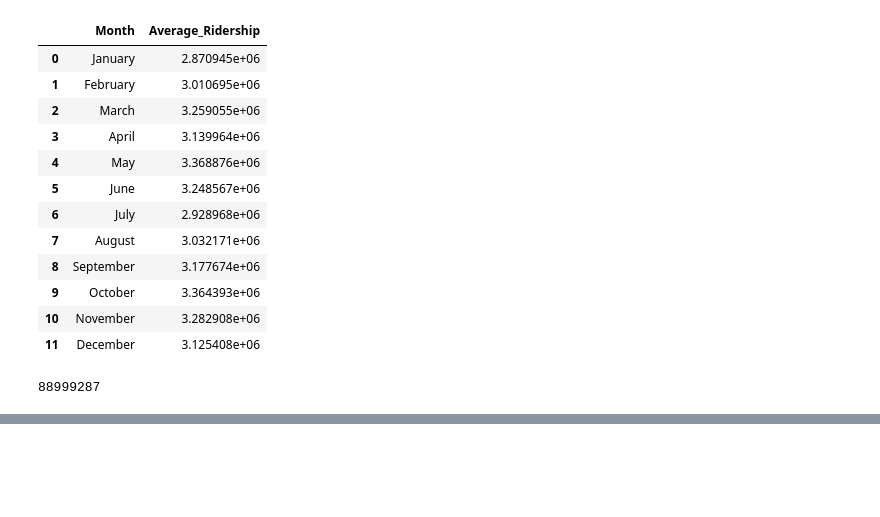
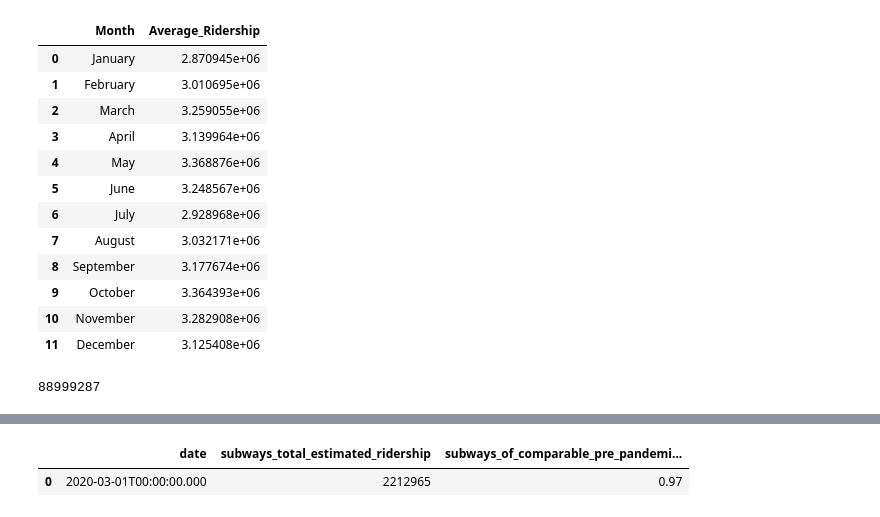
Before and after one commit to atharvakarnik/NY-MetroMetrics, a Jupyter notebook: sandbox-data-extraction.ipynb, the cells around one changed output, grey strips where cells are left out. Cells and saved outputs as stored; diff of their text form; code cells hidden in the pictures; blank space fills up the shorter version.

```diff
--- a/sandbox-data-extraction.ipynb
+++ b/sandbox-data-extraction.ipynb
@@ -246,0 +260,13 @@ print(a)
+# %%
+client = Socrata("data.ny.gov", None)
+
+# Change the below strings in SQL to adjust filters
+select_clause = ''
+where_clause = ''
+limit= 2000
+
+results = client.get("vxuj-8kew", select= select_clause, where=where_clause, limit= limit)
+
+filtered_df = pd.DataFrame.from_records(results)
+
+display(filtered_df)
@@ -246,0 +288,5 @@ print(a)
+# %%
+filtered_df[:5][filtered_df.subways_total_estimated_ridership == 2212965][['date', 'subways_total_estimated_ridership', 'subways_of_comparable_pre_pandemic_day']]
+# %% [output]
+|  | date | subways_total_estimated_ridership | subways_of_comparable_pre_pandemi... |
+| 0 | 2020-03-01T00:00:00.000 | 2212965 | 0.97 |
```
Also changed, not shown: parts of 6 cells of this notebook.
